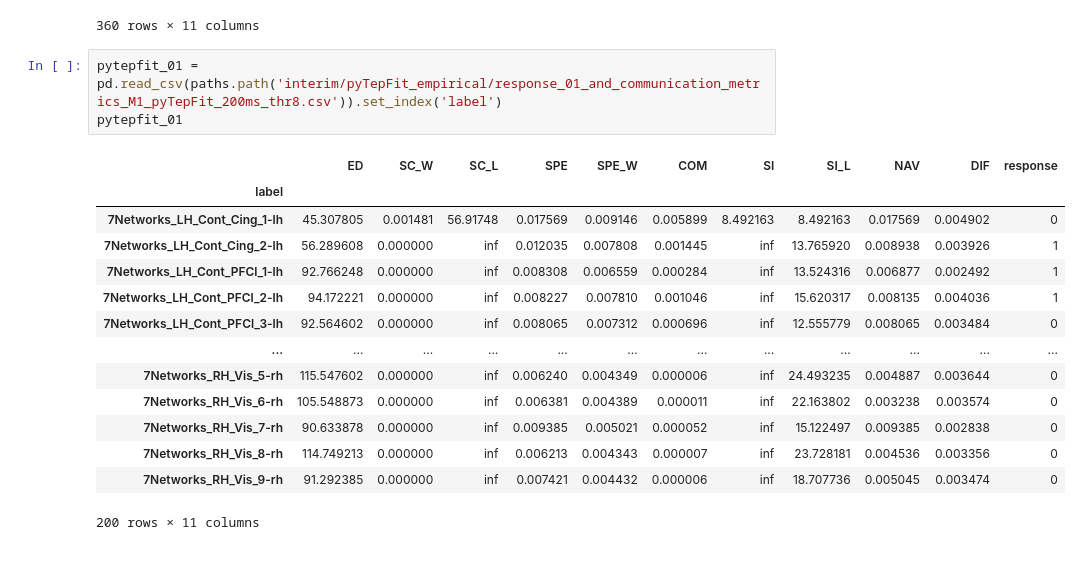
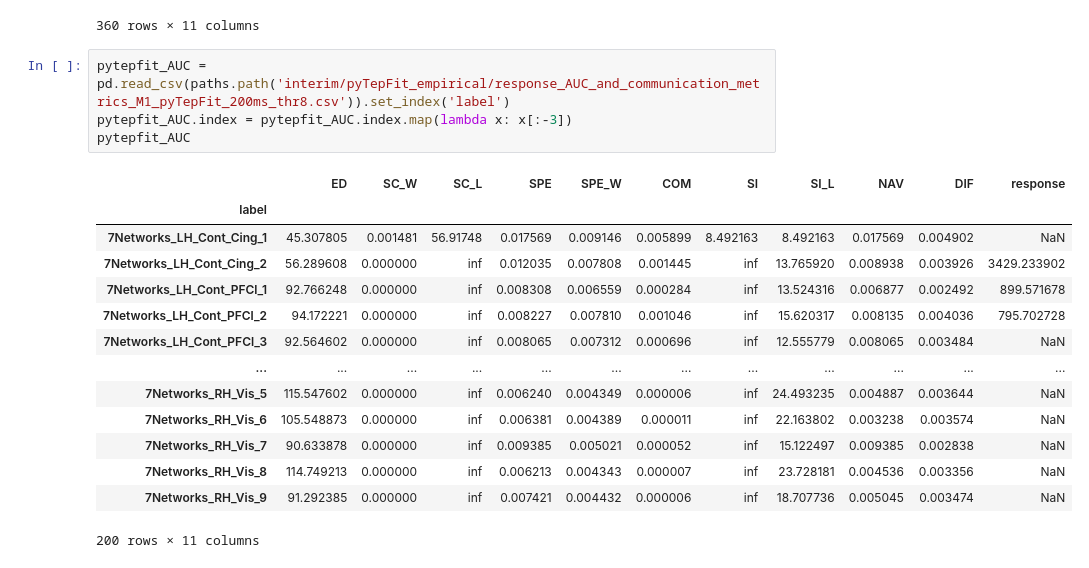
Before and after one commit to Katterrina/fimuni_thesis, a Jupyter notebook: notebooks/compare_f-tract_pytepfit/compare_DICE.ipynb, the cells around one changed output. Drawn from its saved outputs; the diff is of its cells as text.

```diff
--- a/notebooks/compare_f-tract_pytepfit/compare_DICE.ipynb
+++ b/notebooks/compare_f-tract_pytepfit/compare_DICE.ipynb
@@ -40,20 +40,21 @@ ftract_probabilities
 | R_p24 | NaN | 101.325689 | 0.0 | inf | 0.007886 | 0.003713 | 0.000099 | inf | 26.199972 | 0.007001 | 0.001936 |
 360 rows × 11 columns
 # %%
-pytepfit_01 = pd.read_csv(paths.path('interim/pyTepFit_empirical/response_01_and_communication_metrics_M1_pyTepFit_200ms_thr8.csv')).set_index('label')
-pytepfit_01
+pytepfit_AUC = pd.read_csv(paths.path('interim/pyTepFit_empirical/response_AUC_and_communication_metrics_M1_pyTepFit_200ms_thr8.csv')).set_index('label')
+pytepfit_AUC.index = pytepfit_AUC.index.map(lambda x: x[:-3])
+pytepfit_AUC
 # %% [output]
 |  | ED | SC_W | SC_L | SPE | SPE_W | COM | SI | SI_L | NAV | DIF | response |
 | label |  |  |  |  |  |  |  |  |  |  |  |
-| 7Networks_LH_Cont_Cing_1-lh | 45.307805 | 0.001481 | 56.91748 | 0.017569 | 0.009146 | 0.005899 | 8.492163 | 8.492163 | 0.017569 | 0.004902 | 0 |
-| 7Networks_LH_Cont_Cing_2-lh | 56.289608 | 0.000000 | inf | 0.012035 | 0.007808 | 0.001445 | inf | 13.765920 | 0.008938 | 0.003926 | 1 |
-| 7Networks_LH_Cont_PFCl_1-lh | 92.766248 | 0.000000 | inf | 0.008308 | 0.006559 | 0.000284 | inf | 13.524316 | 0.006877 | 0.002492 | 1 |
-| 7Networks_LH_Cont_PFCl_2-lh | 94.172221 | 0.000000 | inf | 0.008227 | 0.007810 | 0.001046 | inf | 15.620317 | 0.008135 | 0.004036 | 1 |
-| 7Networks_LH_Cont_PFCl_3-lh | 92.564602 | 0.000000 | inf | 0.008065 | 0.007312 | 0.000696 | inf | 12.555779 | 0.008065 | 0.003484 | 0 |
+| 7Networks_LH_Cont_Cing_1 | 45.307805 | 0.001481 | 56.91748 | 0.017569 | 0.009146 | 0.005899 | 8.492163 | 8.492163 | 0.017569 | 0.004902 | NaN |
+| 7Networks_LH_Cont_Cing_2 | 56.289608 | 0.000000 | inf | 0.012035 | 0.007808 | 0.001445 | inf | 13.765920 | 0.008938 | 0.003926 | 3429.233902 |
+| 7Networks_LH_Cont_PFCl_1 | 92.766248 | 0.000000 | inf | 0.008308 | 0.006559 | 0.000284 | inf | 13.524316 | 0.006877 | 0.002492 | 899.571678 |
+| 7Networks_LH_Cont_PFCl_2 | 94.172221 | 0.000000 | inf | 0.008227 | 0.007810 | 0.001046 | inf | 15.620317 | 0.008135 | 0.004036 | 795.702728 |
+| 7Networks_LH_Cont_PFCl_3 | 92.564602 | 0.000000 | inf | 0.008065 | 0.007312 | 0.000696 | inf | 12.555779 | 0.008065 | 0.003484 | NaN |
 | ... | ... | ... | ... | ... | ... | ... | ... | ... | ... | ... | ... |
-| 7Networks_RH_Vis_5-rh | 115.547602 | 0.000000 | inf | 0.006240 | 0.004349 | 0.000006 | inf | 24.493235 | 0.004887 | 0.003644 | 0 |
-| 7Networks_RH_Vis_6-rh | 105.548873 | 0.000000 | inf | 0.006381 | 0.004389 | 0.000011 | inf | 22.163802 | 0.003238 | 0.003574 | 0 |
-| 7Networks_RH_Vis_7-rh | 90.633878 | 0.000000 | inf | 0.009385 | 0.005021 | 0.000052 | inf | 15.122497 | 0.009385 | 0.002838 | 0 |
-| 7Networks_RH_Vis_8-rh | 114.749213 | 0.000000 | inf | 0.006213 | 0.004343 | 0.000007 | inf | 23.728181 | 0.004536 | 0.003356 | 0 |
-| 7Networks_RH_Vis_9-rh | 91.292385 | 0.000000 | inf | 0.007421 | 0.004432 | 0.000006 | inf | 18.707736 | 0.005045 | 0.003474 | 0 |
+| 7Networks_RH_Vis_5 | 115.547602 | 0.000000 | inf | 0.006240 | 0.004349 | 0.000006 | inf | 24.493235 | 0.004887 | 0.003644 | NaN |
+| 7Networks_RH_Vis_6 | 105.548873 | 0.000000 | inf | 0.006381 | 0.004389 | 0.000011 | inf | 22.163802 | 0.003238 | 0.003574 | NaN |
+| 7Networks_RH_Vis_7 | 90.633878 | 0.000000 | inf | 0.009385 | 0.005021 | 0.000052 | inf | 15.122497 | 0.009385 | 0.002838 | NaN |
+| 7Networks_RH_Vis_8 | 114.749213 | 0.000000 | inf | 0.006213 | 0.004343 | 0.000007 | inf | 23.728181 | 0.004536 | 0.003356 | NaN |
+| 7Networks_RH_Vis_9 | 91.292385 | 0.000000 | inf | 0.007421 | 0.004432 | 0.000006 | inf | 18.707736 | 0.005045 | 0.003474 | NaN |
 200 rows × 11 columns
```
Also changed, not shown: parts of 8 cells of this notebook, 2 other files.
